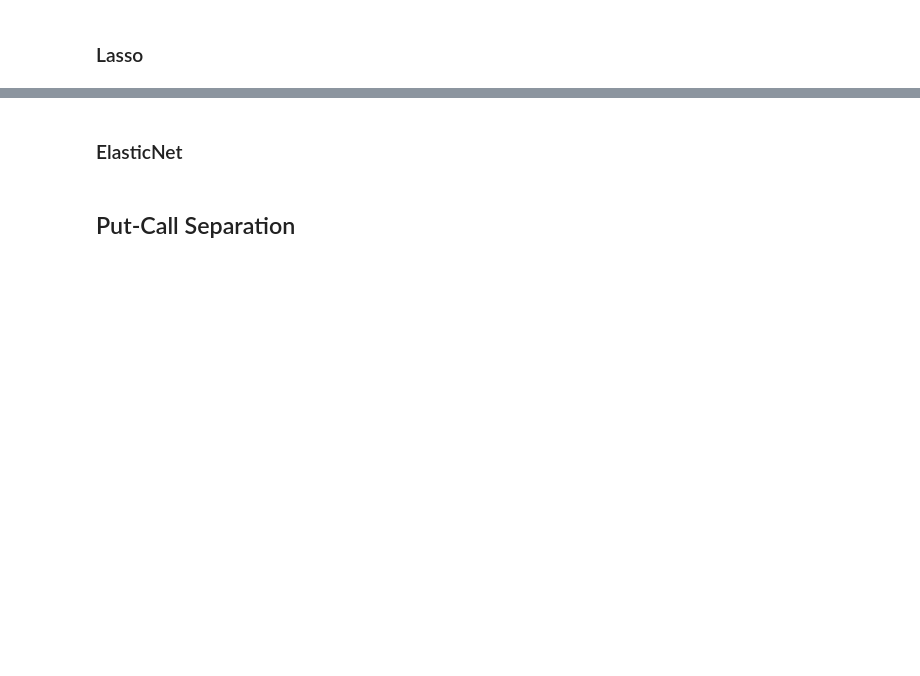
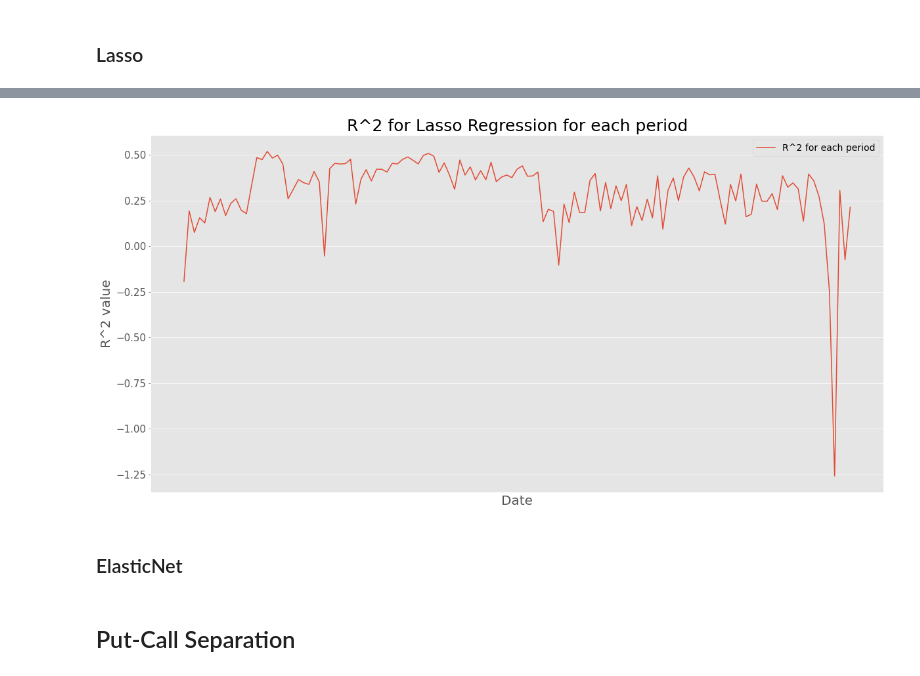
Before and after one commit to kostyantynHrytsyuk/risk-options-2021, a Jupyter notebook: Project_2.ipynb, the cells around one changed output, grey strips where cells are left out. Cells and saved outputs as stored; diff of their text form; code cells hidden in the pictures; blank space fills up the shorter version.

```diff
--- a/Project_2.ipynb
+++ b/Project_2.ipynb
@@ -199,6 +279,4 @@ for current_date in df[df['date'] > start_date]['date'].unique():
     lasso_predictions = np.append(lasso_predictions, y_pred)
 
     # Write R^2 to array
-    lasso_r_2 = np.append(lasso_r_2, lasso_cv.score(X, y))
-
     lasso_r2_better = np.append(lasso_r2_better, r2_score(y_test, y_pred))
@@ -205,3 +290,14 @@ for current_date in df[df['date'] > start_date]['date'].unique():
+# %%
+plt.plot(dates, lasso_r2_better, label='R^2 for each period')
+plt.ylabel('R^2 value', size=20)
+plt.xlabel('Date', size=20)
+plt.title('R^2 for Lasso Regression for each period', size=25)
+plt.legend(loc='upper right', fontsize=14)
+plt.xticks([])
+
+plt.show()
+# %% [output]
+[figure, added]
 # %% [markdown]
 ### ElasticNet
 # %%
```
Also changed, not shown: parts of 46 cells of this notebook.
